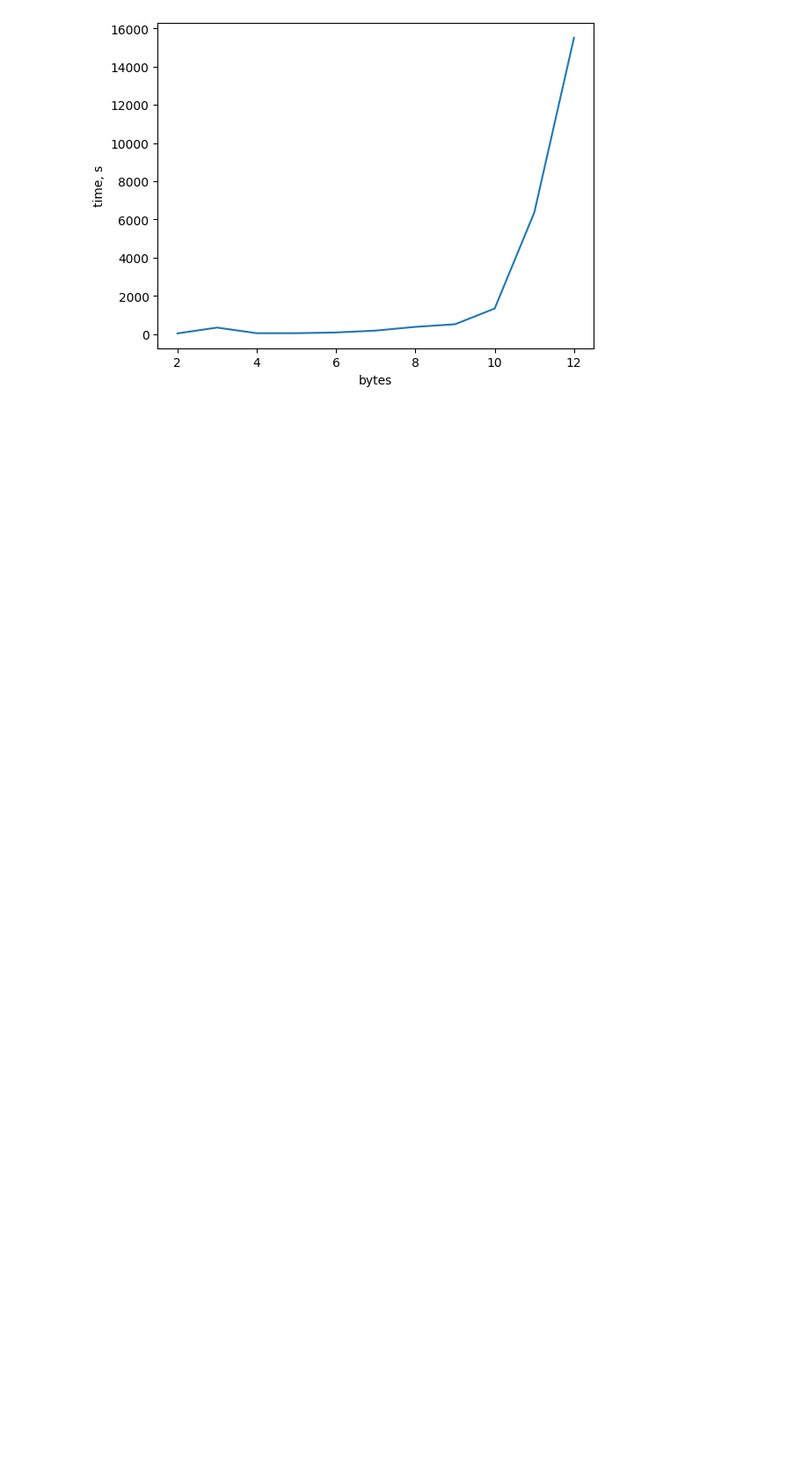
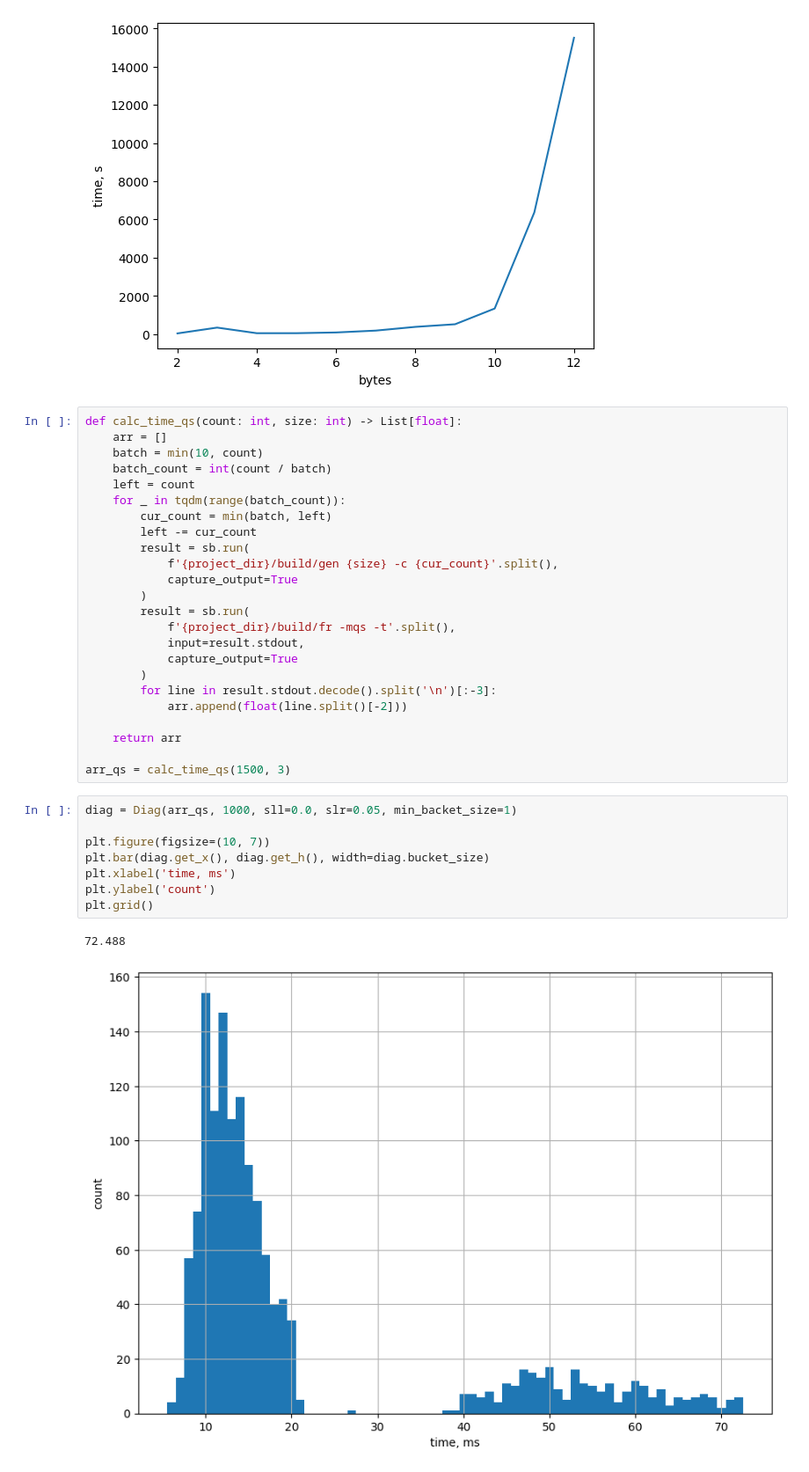
Before and after one commit to largeNumberOfOnes/fractor, a Jupyter notebook: stat/sw_ecm/report.ipynb, the cells around one changed output. Shown at 88% size. Drawn from its saved outputs; the diff is of its cells as text; blank space fills up the shorter version.

```diff
--- a/stat/sw_ecm/report.ipynb
+++ b/stat/sw_ecm/report.ipynb
@@ -143,3 +143,38 @@ def build_dep():
 build_dep()
 # %% [output]
 [figure]
+# %%
+def calc_time_qs(count: int, size: int) -> List[float]:
+    arr = []
+    batch = min(10, count)
+    batch_count = int(count / batch)
+    left = count
+    for _ in tqdm(range(batch_count)):
+        cur_count = min(batch, left)
+        left -= cur_count
+        result = sb.run(
+            f'{project_dir}/build/gen {size} -c {cur_count}'.split(),
+            capture_output=True
+        )
+        result = sb.run(
+            f'{project_dir}/build/fr -mqs -t'.split(),
+            input=result.stdout,
+            capture_output=True
+        )
+        for line in result.stdout.decode().split('\n')[:-3]:
+            arr.append(float(line.split()[-2]))
+
+    return arr
+
+arr_qs = calc_time_qs(1500, 3)
+# %%
+diag = Diag(arr_qs, 1000, sll=0.0, slr=0.05, min_backet_size=1)
+
+plt.figure(figsize=(10, 7))
+plt.bar(diag.get_x(), diag.get_h(), width=diag.bucket_size)
+plt.xlabel('time, ms')
+plt.ylabel('count')
+plt.grid()
+# %% [output]
+72.488
+[figure, added]
```
Also changed, not shown: parts of 2 cells of this notebook, 1 other file.
